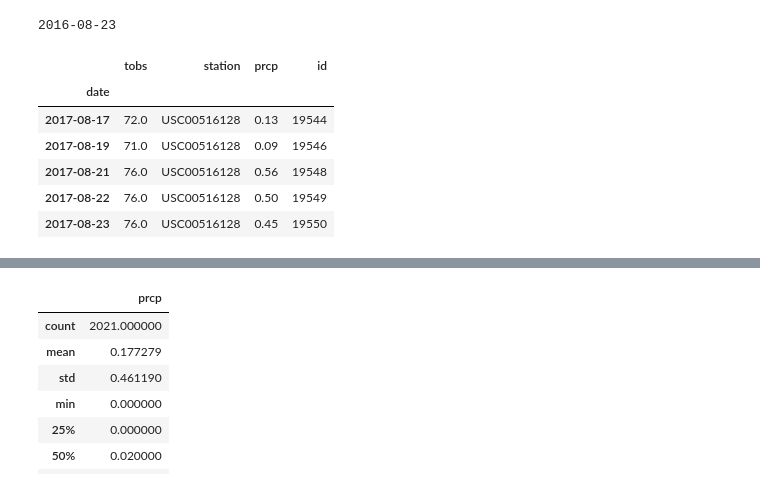
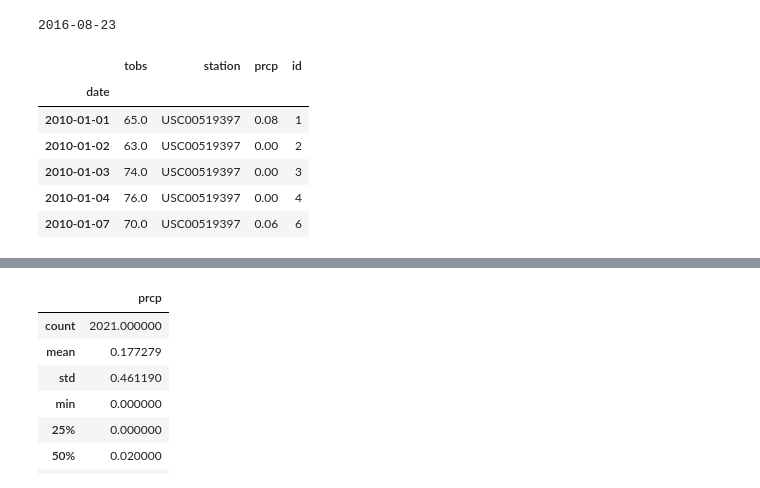
Before and after one commit to gotar1/sqlalchemy-challenge, a Jupyter notebook: climate_analysis.ipynb, the cells around one changed output, grey strips where cells are left out. Saved outputs shown, nothing was run; the diff lists cells and outputs as text; code cells hidden in the pictures.

```diff
--- a/climate_analysis.ipynb
+++ b/climate_analysis.ipynb
@@ -152,17 +159,17 @@ data_query = session.query(Measurement.date, Measurement.tobs, Measurement.stati
 # %%
 # Create a dataframe from the query results and set the index to the date column
 
 prcp_df = pd.DataFrame(data_query, columns = ['date', 'tobs', 'station', 'prcp', 'id'])
 prcp_df = prcp_df.set_index('date').dropna()
-prcp_df.tail()
+prcp_df.head()
 # %% [output]
 |  | tobs | station | prcp | id |
 | date |  |  |  |  |
-| 2017-08-17 | 72.0 | USC00516128 | 0.13 | 19544 |
-| 2017-08-19 | 71.0 | USC00516128 | 0.09 | 19546 |
-| 2017-08-21 | 76.0 | USC00516128 | 0.56 | 19548 |
-| 2017-08-22 | 76.0 | USC00516128 | 0.50 | 19549 |
-| 2017-08-23 | 76.0 | USC00516128 | 0.45 | 19550 |
+| 2010-01-01 | 65.0 | USC00519397 | 0.08 | 1 |
+| 2010-01-02 | 63.0 | USC00519397 | 0.00 | 2 |
+| 2010-01-03 | 74.0 | USC00519397 | 0.00 | 3 |
+| 2010-01-04 | 76.0 | USC00519397 | 0.00 | 4 |
+| 2010-01-07 | 70.0 | USC00519397 | 0.06 | 6 |
 # %%
 # Sort the dataframe by date
 prcp_df = prcp_df.sort_values(by='date', ascending=False)
```
Also changed, not shown: parts of 35 cells of this notebook, 4 other files.
